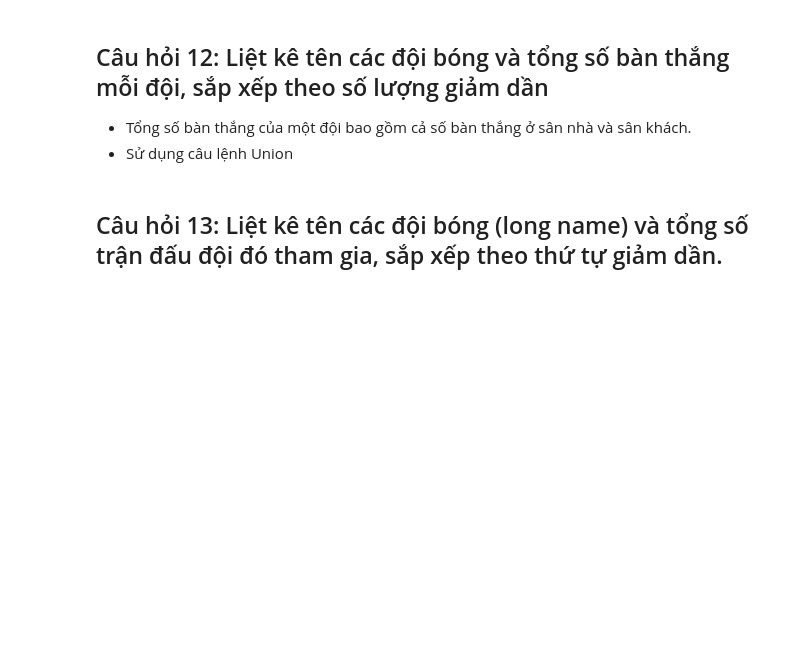
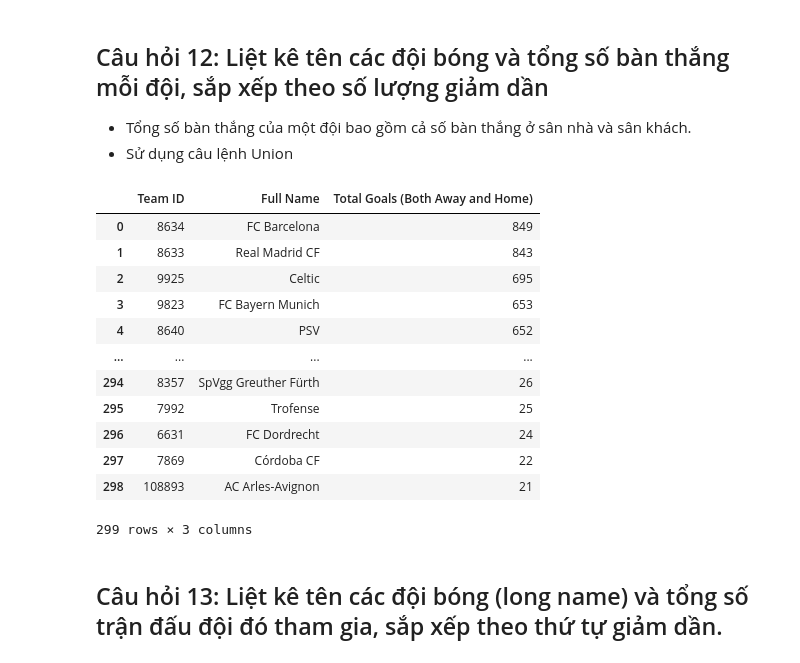
Before and after one commit to Phatban/MMC_Exercises, a Jupyter notebook: Module_2/DSMMC2_Buoi07_Phatban/Project_#1.ipynb, the cells around one changed output. Cells and saved outputs as stored; diff of their text form; code cells hidden in the pictures; blank space fills up the shorter version.

```diff
--- a/Module_2/DSMMC2_Buoi07_Phatban/Project_#1.ipynb
+++ b/Module_2/DSMMC2_Buoi07_Phatban/Project_#1.ipynb
@@ -427,2 +425,46 @@ result_11
+# %%
+# ĐIỀN CODE VÀO ĐÂY
+result_12 = pd.read_sql("""
+                        SELECT
+                            "Team ID",
+                            TEAM.team_long_name AS "Full Name",
+                            SUM("Goals") AS "Total Goals (Both Away and Home)"
+                        FROM
+                            (
+                                SELECT
+                                    MATCH.match_api_id AS "Match ID",
+                                    MATCH.home_team_api_id AS "Team ID",
+                                    MATCH.home_team_goal AS "Goals"
+                                FROM
+                                    MATCH
+                                UNION
+                                SELECT
+                                    MATCH.match_api_id AS "Match ID",
+                                    MATCH.away_team_api_id AS "Team ID",
+                                    MATCH.away_team_goal AS "Goals"
+                                FROM
+                                    MATCH
+                            )
+                        LEFT OUTER JOIN TEAM ON "Team ID" = TEAM.team_api_id
+                        GROUP BY
+                            "Team ID"
+                        ORDER BY
+                            "Total Goals (Both Away and Home)" DESC
+                       ;""", conn)
+result_12
+# %% [output]
+|  | Team ID | Full Name | Total Goals (Both Away and Home) |
+| 0 | 8634 | FC Barcelona | 849 |
+| 1 | 8633 | Real Madrid CF | 843 |
+| 2 | 9925 | Celtic | 695 |
+| 3 | 9823 | FC Bayern Munich | 653 |
+| 4 | 8640 | PSV | 652 |
+| ... | ... | ... | ... |
+| 294 | 8357 | SpVgg Greuther Fürth | 26 |
+| 295 | 7992 | Trofense | 25 |
+| 296 | 6631 | FC Dordrecht | 24 |
+| 297 | 7869 | Córdoba CF | 22 |
+| 298 | 108893 | AC Arles-Avignon | 21 |
+299 rows × 3 columns
 # %% [markdown]
 ## Câu hỏi 13: Liệt kê tên các đội bóng (long name) và tổng số trận đấu đội đó tham gia, sắp xếp theo thứ tự giảm dần.
```
Also changed, not shown: parts of 21 cells of this notebook, 2 other files.
